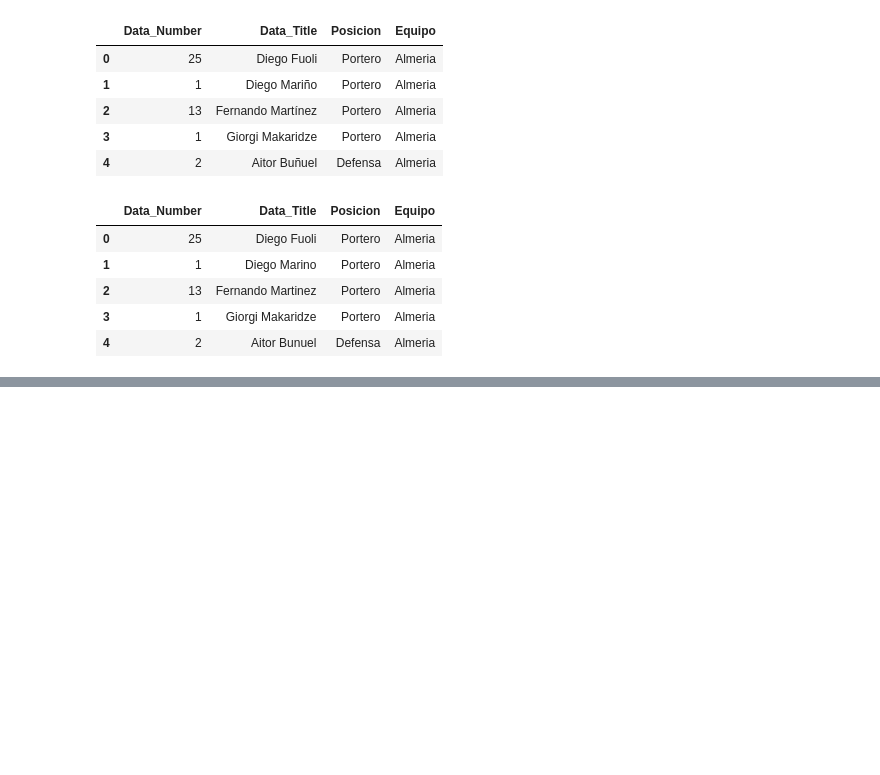
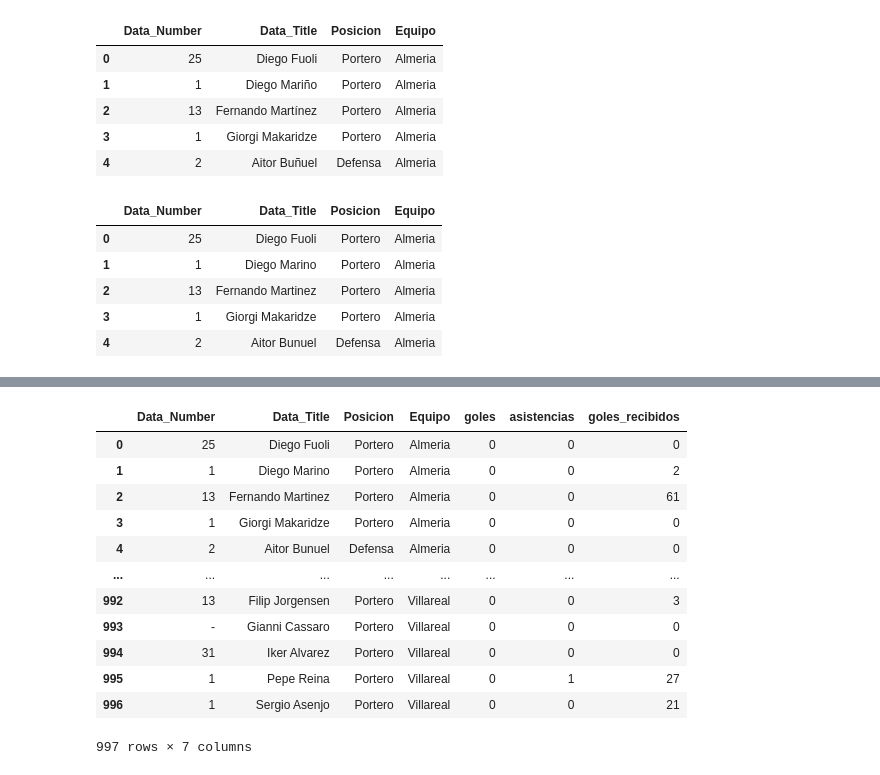
Before and after one commit to josegzr/Laliga-Analitics, a Jupyter notebook: notebook/jugadores.ipynb, the cells around one changed output, grey strips where cells are left out. Saved outputs shown, nothing was run; the diff lists cells and outputs as text; code cells hidden in the pictures; blank space fills up the shorter version.

```diff
--- a/notebook/jugadores.ipynb
+++ b/notebook/jugadores.ipynb
@@ -1428,0 +1134,10 @@ ValueError: No objects to concatenate
+# %%
+merged_df = merged_df.merge(asistencias, how='left', left_on='Data_Title', right_on='Columna1')
+
+# Fill NaN values with 0 in the new column 'goles'
+merged_df['asistencias'] = merged_df['Columna2'].fillna(0).astype(int)
+
+# Drop unnecessary columns
+merged_df.drop(['Columna1', 'Columna2'], axis=1, inplace=True)
+# %%
+merged_df = merged_df.drop(['ColumnaImagen'], axis=1)
@@ -1428,0 +1234,27 @@ ValueError: No objects to concatenate
+# %%
+goles_encajados['Columna1'] = goles_encajados['Columna1'].apply(unidecode)
+# %%
+merged_df = merged_df.merge(goles_encajados, how='left', left_on='Data_Title', right_on='Columna1')
+
+# Fill NaN values with 0 in the new column 'goles'
+merged_df['goles_recibidos'] = merged_df['Columna2'].fillna(0).astype(int)
+
+# Drop unnecessary columns
+merged_df.drop(['Columna1', 'Columna2'], axis=1, inplace=True)
+merged_df = merged_df.drop(['ColumnaImagen'], axis=1)
+# %%
+merged_df.head(997)
+# %% [output]
+|  | Data_Number | Data_Title | Posicion | Equipo | goles | asistencias | goles_recibidos |
+| 0 | 25 | Diego Fuoli | Portero | Almeria | 0 | 0 | 0 |
+| 1 | 1 | Diego Marino | Portero | Almeria | 0 | 0 | 2 |
+| 2 | 13 | Fernando Martinez | Portero | Almeria | 0 | 0 | 61 |
+| 3 | 1 | Giorgi Makaridze | Portero | Almeria | 0 | 0 | 0 |
+| 4 | 2 | Aitor Bunuel | Defensa | Almeria | 0 | 0 | 0 |
+| ... | ... | ... | ... | ... | ... | ... | ... |
+| 992 | 13 | Filip Jorgensen | Portero | Villareal | 0 | 0 | 3 |
+| 993 | - | Gianni Cassaro | Portero | Villareal | 0 | 0 | 0 |
+| 994 | 31 | Iker Alvarez | Portero | Villareal | 0 | 0 | 0 |
+| 995 | 1 | Pepe Reina | Portero | Villareal | 0 | 1 | 27 |
+| 996 | 1 | Sergio Asenjo | Portero | Villareal | 0 | 0 | 21 |
+997 rows × 7 columns
```
Also changed, not shown: parts of 42 cells of this notebook, 1 other file.
